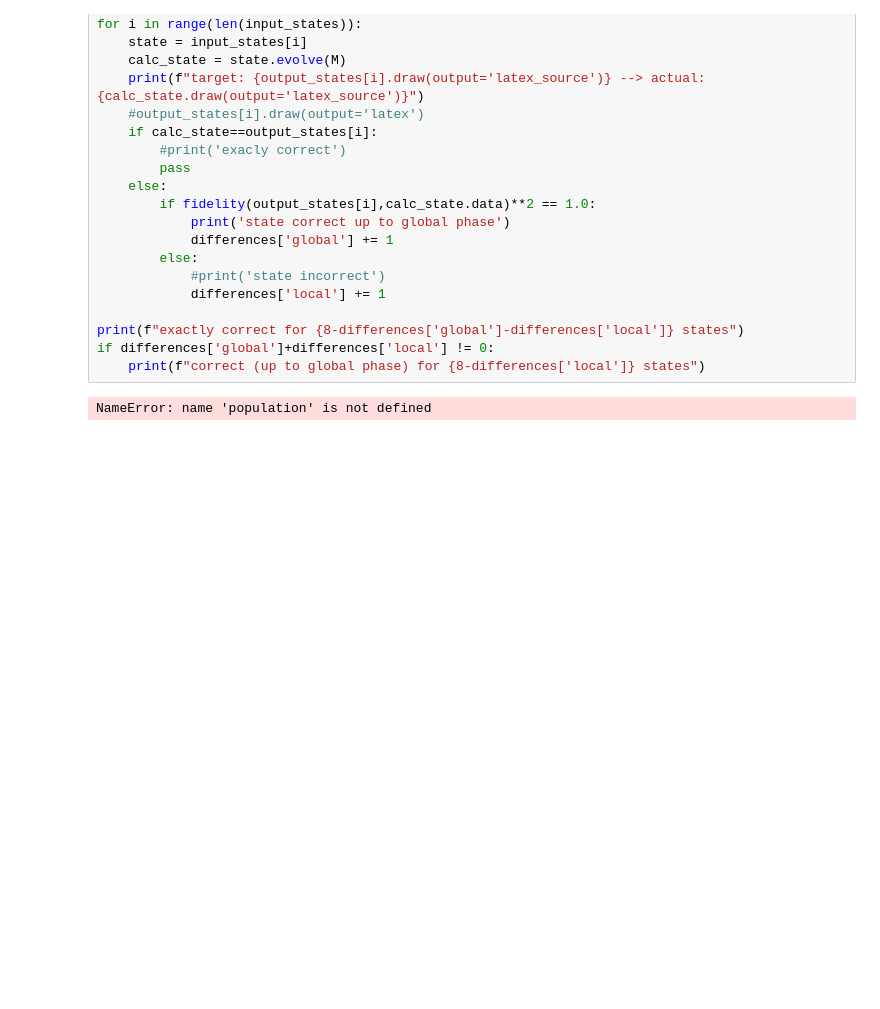
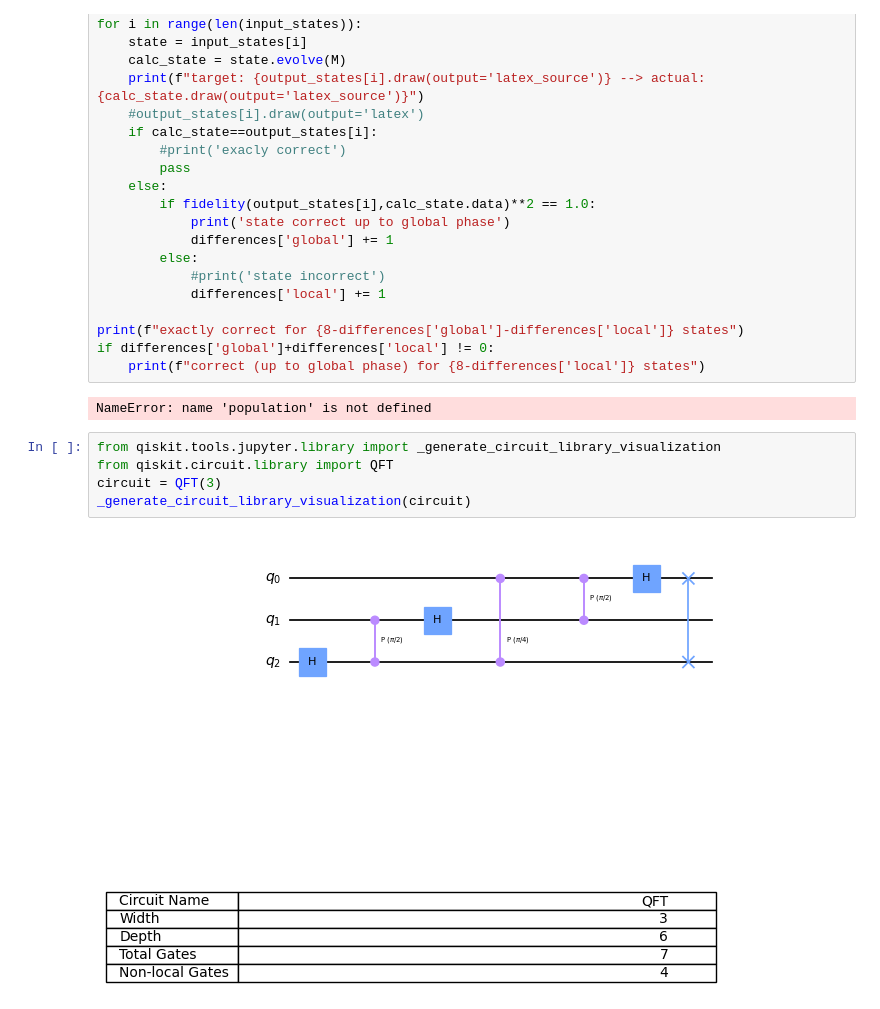
Before and after one commit to tom-newbold/evolving-qubit-circuits, a Jupyter notebook: qiskit_classes_jupyter.ipynb, the cells around one changed output. Cells and saved outputs as stored; diff of their text form; blank space fills up the shorter version.

```diff
--- a/qiskit_classes_jupyter.ipynb
+++ b/qiskit_classes_jupyter.ipynb
@@ -647,3 +647,10 @@ if differences['global']+differences['local'] != 0:
     print(f"correct (up to global phase) for {8-differences['local']} states")
 # %% [output]
 NameError: name 'population' is not defined
+# %%
+from qiskit.tools.jupyter.library import _generate_circuit_library_visualization
+from qiskit.circuit.library import QFT
+circuit = QFT(3)
+_generate_circuit_library_visualization(circuit)
+# %% [output]
+[figure, added]
```
